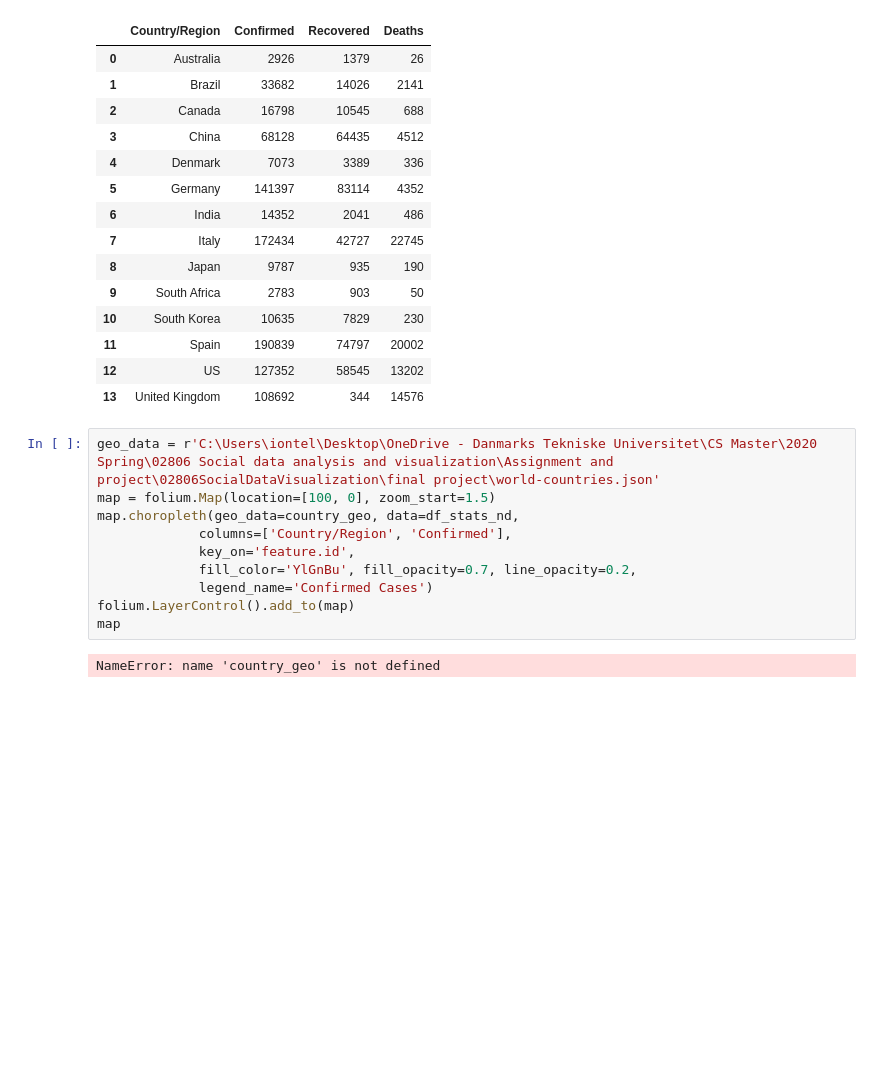
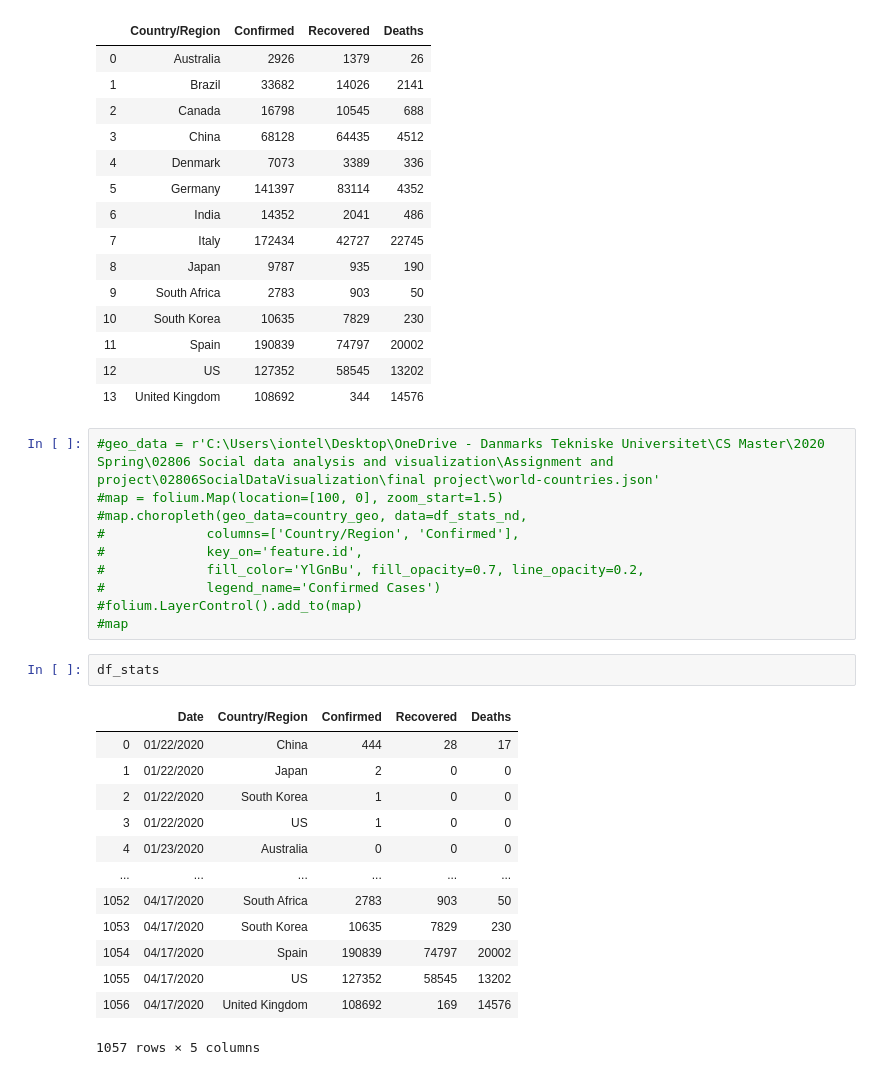
Before and after one commit to LongQin1/02806SocialDataVisualization, a Jupyter notebook: final project/covid-19 data anlysis.ipynb, the cells around one changed output. Cells and saved outputs as stored; diff of their text form; blank space fills up the shorter version.

```diff
--- a/final project/covid-19 data anlysis.ipynb
+++ b/final project/covid-19 data anlysis.ipynb
@@ -103,15 +105,29 @@ df_stats_nd
 | 12 | US | 127352 | 58545 | 13202 |
 | 13 | United Kingdom | 108692 | 344 | 14576 |
 # %%
-geo_data = r'C:\Users\iontel\Desktop\OneDrive - Danmarks Tekniske Universitet\CS Master\2020 Spring\02806 Social data analysis and visualization\Assignment and project\02806SocialDataVisualization\final project\world-countries.json'
-map = folium.Map(location=[100, 0], zoom_start=1.5)
-map.choropleth(geo_data=country_geo, data=df_stats_nd,
-             columns=['Country/Region', 'Confirmed'],
-             key_on='feature.id',
-             fill_color='YlGnBu', fill_opacity=0.7, line_opacity=0.2,
-             legend_name='Confirmed Cases')
-folium.LayerControl().add_to(map)
-map
+#geo_data = r'C:\Users\iontel\Desktop\OneDrive - Danmarks Tekniske Universitet\CS Master\2020 Spring\02806 Social data analysis and visualization\Assignment and project\02806SocialDataVisualization\final project\world-countries.json'
+#map = folium.Map(location=[100, 0], zoom_start=1.5)
+#map.choropleth(geo_data=country_geo, data=df_stats_nd,
+#             columns=['Country/Region', 'Confirmed'],
+#             key_on='feature.id',
+#             fill_color='YlGnBu', fill_opacity=0.7, line_opacity=0.2,
+#             legend_name='Confirmed Cases')
+#folium.LayerControl().add_to(map)
+#map
-# %% [output]
-NameError: name 'country_geo' is not defined
+# %%
+df_stats
+# %% [output]
+|  | Date | Country/Region | Confirmed | Recovered | Deaths |
+| 0 | 01/22/2020 | China | 444 | 28 | 17 |
+| 1 | 01/22/2020 | Japan | 2 | 0 | 0 |
+| 2 | 01/22/2020 | South Korea | 1 | 0 | 0 |
+| 3 | 01/22/2020 | US | 1 | 0 | 0 |
+| 4 | 01/23/2020 | Australia | 0 | 0 | 0 |
+| ... | ... | ... | ... | ... | ... |
+| 1052 | 04/17/2020 | South Africa | 2783 | 903 | 50 |
+| 1053 | 04/17/2020 | South Korea | 10635 | 7829 | 230 |
+| 1054 | 04/17/2020 | Spain | 190839 | 74797 | 20002 |
+| 1055 | 04/17/2020 | US | 127352 | 58545 | 13202 |
+| 1056 | 04/17/2020 | United Kingdom | 108692 | 169 | 14576 |
+1057 rows × 5 columns
 # %%
```
Also changed, not shown: parts of 20 cells of this notebook, 1 other file.
